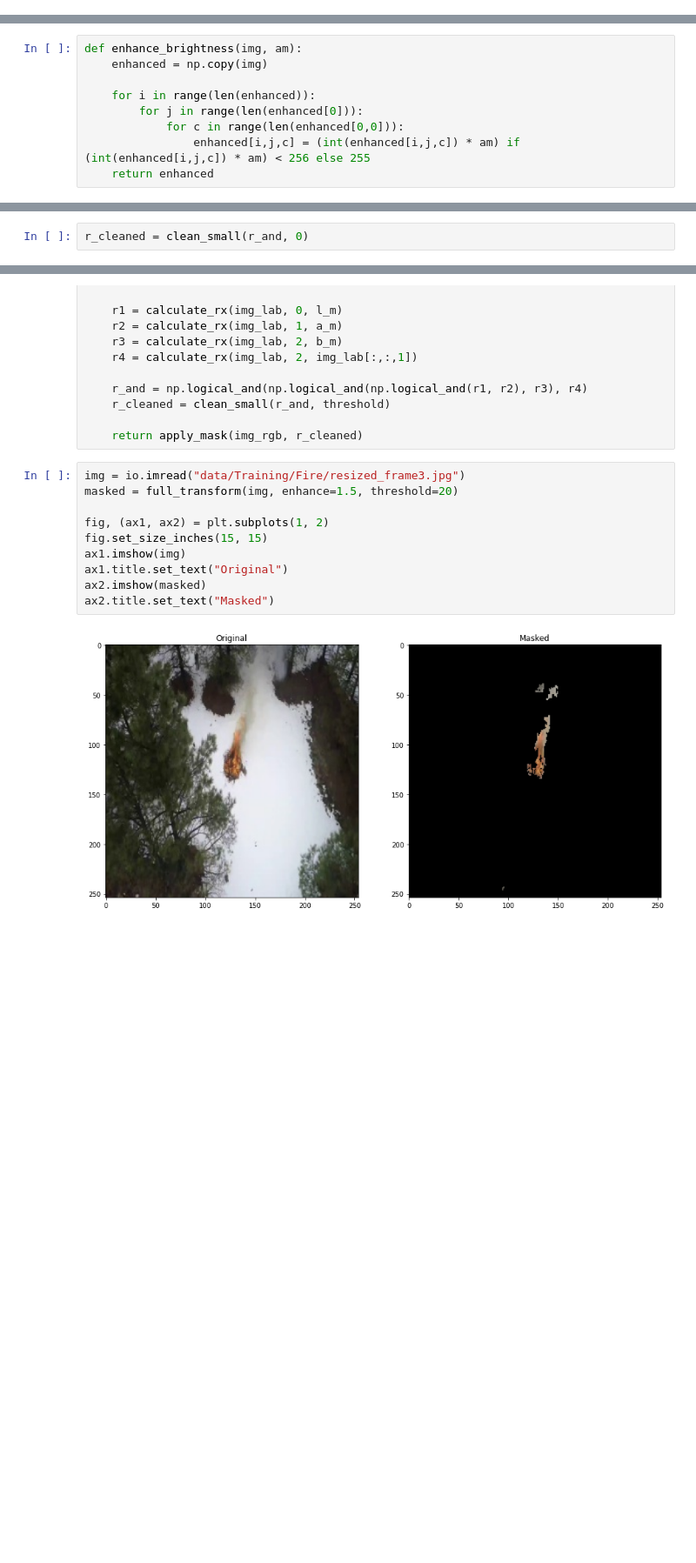
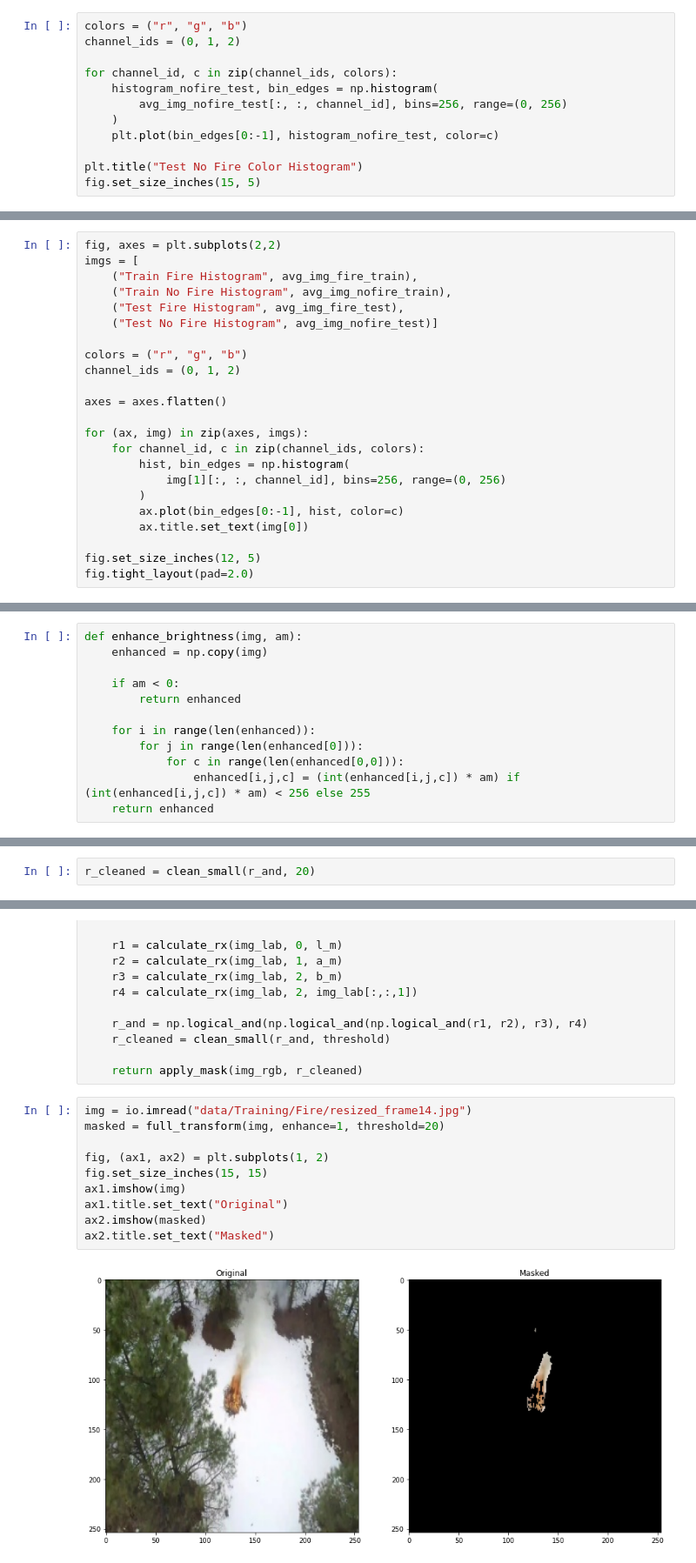
Before and after one commit to Loptt/forest-fire-detector, a Jupyter notebook: image_analysis.ipynb, the cells around one changed output, grey strips where cells are left out. Shown at 87% size. Cells and saved outputs as stored; diff of their text form; blank space fills up the shorter version.

```diff
--- a/image_analysis.ipynb
+++ b/image_analysis.ipynb
@@ -43,0 +215,12 @@ fig.set_size_inches(15, 5)
+# %%
+colors = ("r", "g", "b")
+channel_ids = (0, 1, 2)
+
+for channel_id, c in zip(channel_ids, colors):
+    histogram_nofire_test, bin_edges = np.histogram(
+        avg_img_nofire_test[:, :, channel_id], bins=256, range=(0, 256)
+    )
+    plt.plot(bin_edges[0:-1], histogram_nofire_test, color=c)
+
+plt.title("Test No Fire Color Histogram")
+fig.set_size_inches(15, 5)
@@ -43,0 +231,23 @@ fig.set_size_inches(15, 5)
+# %%
+fig, axes = plt.subplots(2,2)
+imgs = [
+    ("Train Fire Histogram", avg_img_fire_train),
+    ("Train No Fire Histogram", avg_img_nofire_train),
+    ("Test Fire Histogram", avg_img_fire_test),
+    ("Test No Fire Histogram", avg_img_nofire_test)]
+
+colors = ("r", "g", "b")
+channel_ids = (0, 1, 2)
+
+axes = axes.flatten()
+
+for (ax, img) in zip(axes, imgs):
+    for channel_id, c in zip(channel_ids, colors):
+        hist, bin_edges = np.histogram(
+            img[1][:, :, channel_id], bins=256, range=(0, 256)
+        )
+        ax.plot(bin_edges[0:-1], hist, color=c)
+        ax.title.set_text(img[0])
+
+fig.set_size_inches(12, 5)
+fig.tight_layout(pad=2.0)
@@ -48,6 +260,9 @@ First we increase the brightness of the picture to expose more the fire pixels.
 # %%
 def enhance_brightness(img, am):
     enhanced = np.copy(img)
+
+    if am < 0:
+        return enhanced
 
     for i in range(len(enhanced)):
         for j in range(len(enhanced[0])):
@@ -155,7 +370,7 @@ def clean_small(mat, threshold):
 # %% [markdown]
 Perform cleaning method and and apply final mask to original image.
 # %%
-r_cleaned = clean_small(r_and, 0)
+r_cleaned = clean_small(r_and, 20)
 # %%
 def apply_mask(img, mask):
     masked = np.copy(img)
@@ -192,14 +407,14 @@ def full_transform(img_rgb, enhance, threshold):
 
     return apply_mask(img_rgb, r_cleaned)
 # %%
-img = io.imread("data/Training/Fire/resized_frame3.jpg")
-masked = full_transform(img, enhance=1.5, threshold=20)
+img = io.imread("data/Training/Fire/resized_frame14.jpg")
+masked = full_transform(img, enhance=1, threshold=20)
 
 fig, (ax1, ax2) = plt.subplots(1, 2)
 fig.set_size_inches(15, 15)
 ax1.imshow(img)
 ax1.title.set_text("Original")
 ax2.imshow(masked)
 ax2.title.set_text("Masked")
 # %% [output]
-[figure, old version]
+[figure, new version]
```
Also changed, not shown: parts of 34 cells of this notebook.
